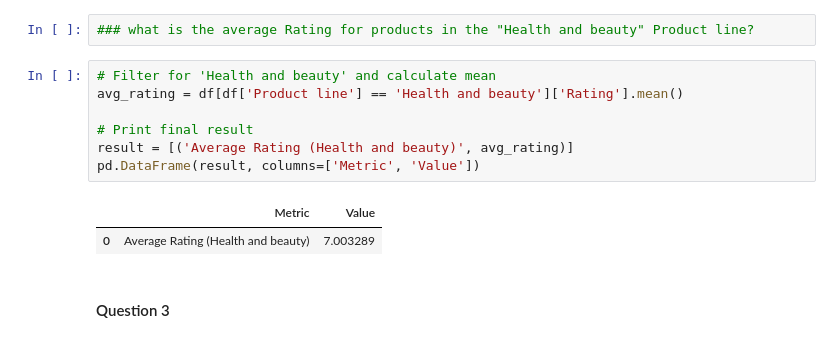
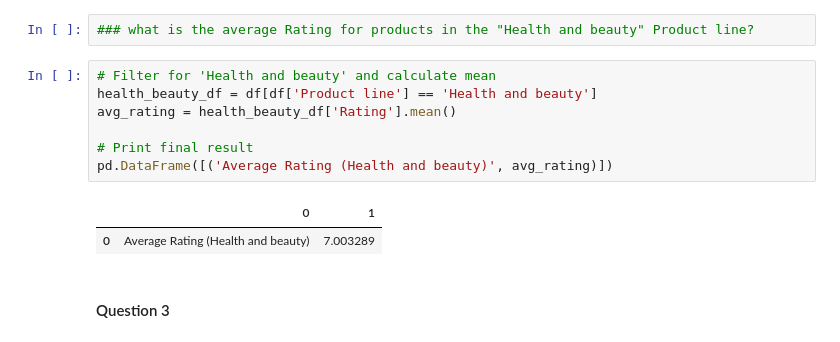
Before and after one commit to Niv20/Data-Science, a Jupyter notebook: ex-2/assignment2-task1.ipynb, the cells around one changed output. Cells and saved outputs as stored; diff of their text form.

```diff
--- a/ex-2/assignment2-task1.ipynb
+++ b/ex-2/assignment2-task1.ipynb
@@ -55,13 +55,13 @@ pd.DataFrame(result)
 ### what is the average Rating for products in the "Health and beauty" Product line?
 # %%
 # Filter for 'Health and beauty' and calculate mean
-avg_rating = df[df['Product line'] == 'Health and beauty']['Rating'].mean()
+health_beauty_df = df[df['Product line'] == 'Health and beauty']
+avg_rating = health_beauty_df['Rating'].mean()
 
 # Print final result
-result = [('Average Rating (Health and beauty)', avg_rating)]
-pd.DataFrame(result, columns=['Metric', 'Value'])
+pd.DataFrame([('Average Rating (Health and beauty)', avg_rating)])
 # %% [output]
-|  | Metric | Value |
+|  | 0 | 1 |
 | 0 | Average Rating (Health and beauty) | 7.003289 |
 # %% [markdown]
 #### Question 3
```
Also changed, not shown: parts of 6 cells of this notebook, 12 other files.
